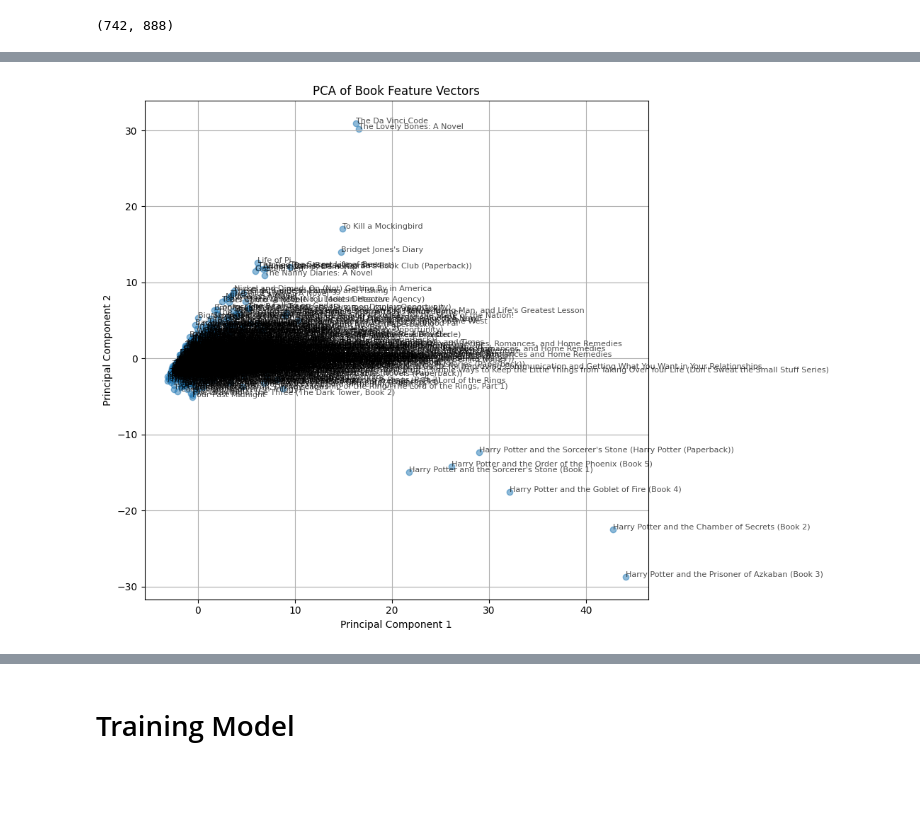
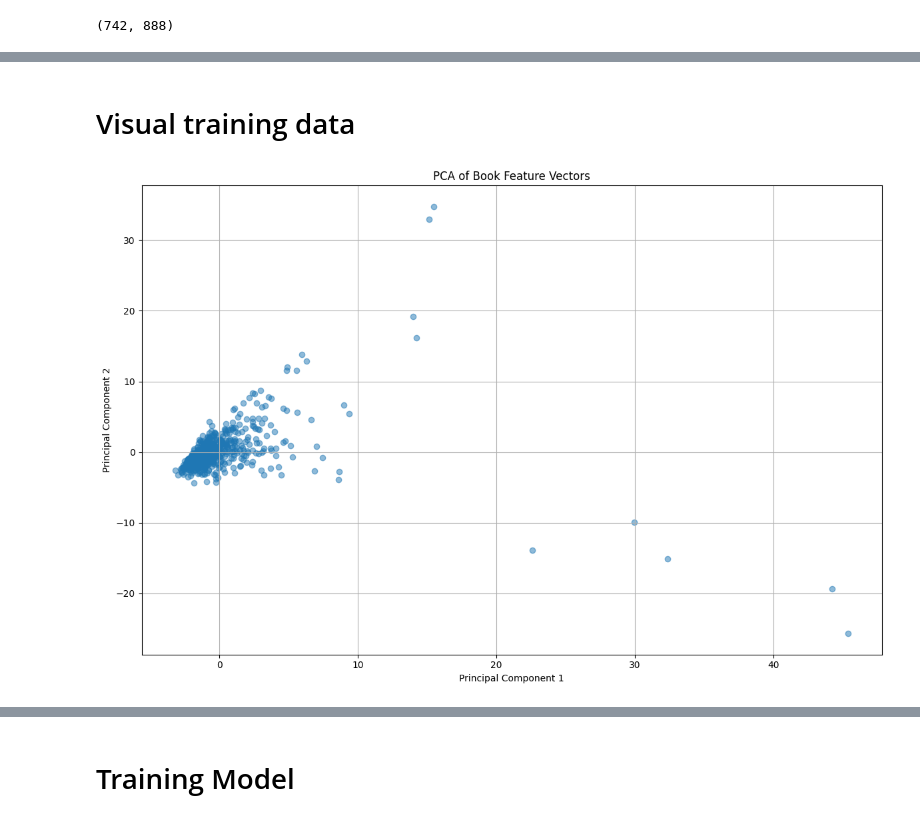
Before and after one commit to quang2719/Book-Recommend-System---SIC-Capston-Project, a Jupyter notebook: main.ipynb, the cells around one changed output, grey strips where cells are left out. Saved outputs shown, nothing was run; the diff lists cells and outputs as text; code cells hidden in the pictures; blank space fills up the shorter version.

Commit message:
update new training file

```diff
--- a/main.ipynb
+++ b/main.ipynb
@@ -541,3 +541,11 @@ book_pivot
 book_pivot.shape
 # %% [output]
 (742, 888)
+# %%
+from sklearn.model_selection import train_test_split
+
+train_pivot, test_pivot = train_test_split(book_pivot, test_size=0.2, random_state=42)
+
+# Kiểm tra kích thước của các tập dữ liệu
+print(f"Train shape: {train_pivot.shape}")
+print(f"Test shape: {test_pivot.shape}")
@@ -544,3 +555,3 @@ book_pivot.shape
 # %%
-book_pivot.fillna(0, inplace=True)
+train_pivot.fillna(0, inplace=True)
 # %%
@@ -557,37 +612,37 @@ book_pivot.head()
+# %% [markdown]
+# Visual training data
 # %%
 import pandas as pd
 import matplotlib.pyplot as plt
 from sklearn.decomposition import PCA
 from sklearn.preprocessing import StandardScaler
 
 # Assuming book_pivot is already created
 # Fill NaN values with 0 (or you can use another strategy)
-book_pivot_filled = book_pivot.fillna(0)
+train_pivot_filled = train_pivot.fillna(0)
+
+# Add an index column starting from 0
+train_pivot_filled['index'] = range(len(train_pivot_filled))
 
 # Standardize the data
 scaler = StandardScaler()
-book_pivot_scaled = scaler.fit_transform(book_pivot_filled)
+train_pivot_scaled = scaler.fit_transform(train_pivot_filled.drop('index', axis=1))
 
 # Perform PCA to reduce to 2 dimensions
 pca = PCA(n_components=2)
-book_pivot_pca = pca.fit_transform(book_pivot_scaled)
+train_pivot_pca = pca.fit_transform(train_pivot_scaled)
 
 # Create a DataFrame for the PCA results
-pca_df = pd.DataFrame(book_pivot_pca, index=book_pivot_filled.index, columns=['PC1', 'PC2'])
+pca_df = pd.DataFrame(train_pivot_pca, index=train_pivot_filled['index'], columns=['PC1', 'PC2'])
 
 # Plotting the PCA results
-plt.figure(figsize=(8, 8))
+plt.figure(figsize=(12, 8))
 plt.scatter(pca_df['PC1'], pca_df['PC2'], alpha=0.5)
 plt.xlabel('Principal Component 1')
 plt.ylabel('Principal Component 2')
 plt.title('PCA of Book Feature Vectors')
 plt.grid(True)
 plt.tight_layout()
-
-# Annotate points with book titles
-for i, title in enumerate(pca_df.index):
-    plt.annotate(title, (pca_df['PC1'][i], pca_df['PC2'][i]), fontsize=8, alpha=0.7)
-
 plt.show()
 # %% [output]
-[figure, old version]
+[figure, new version]
```
Also changed, not shown: parts of 28 cells of this notebook, 4 other files.
